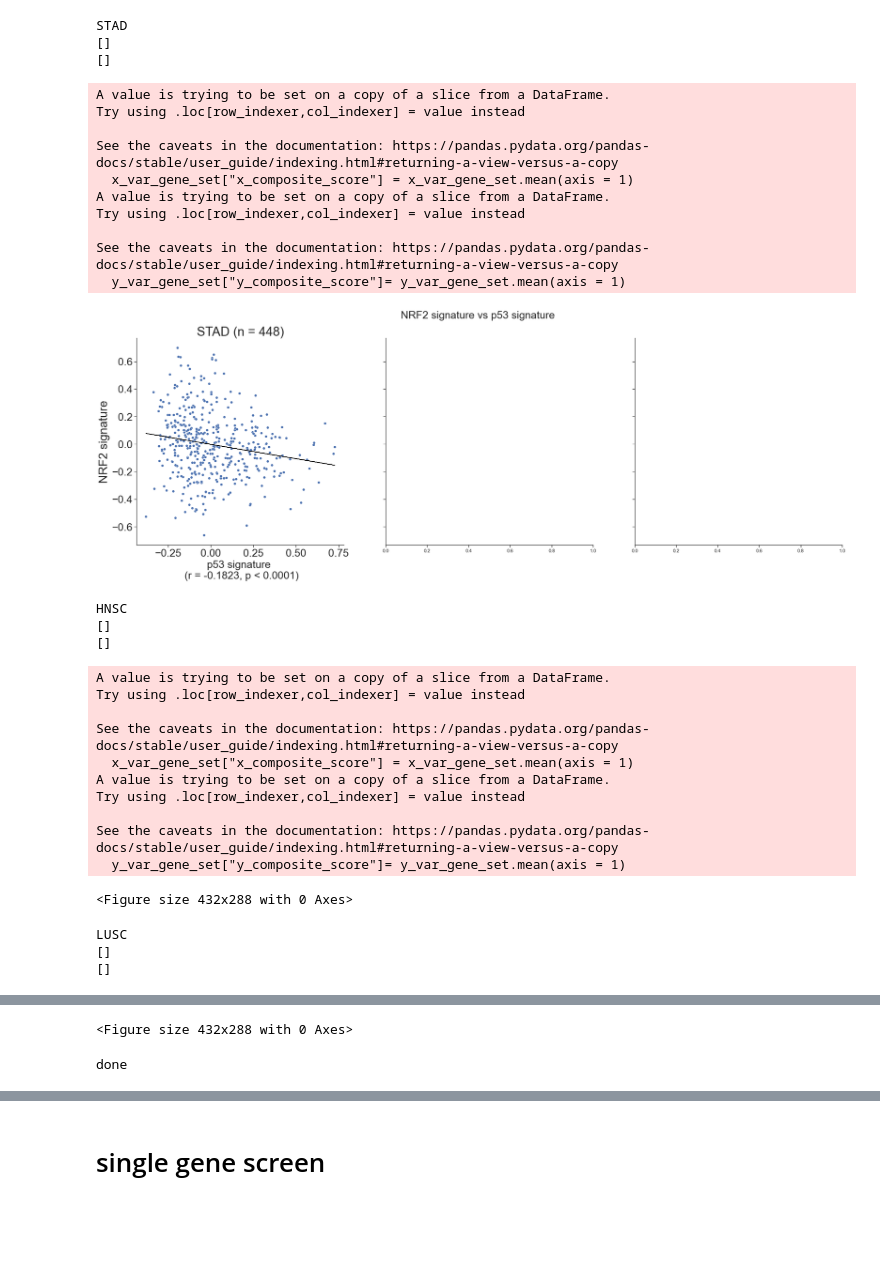
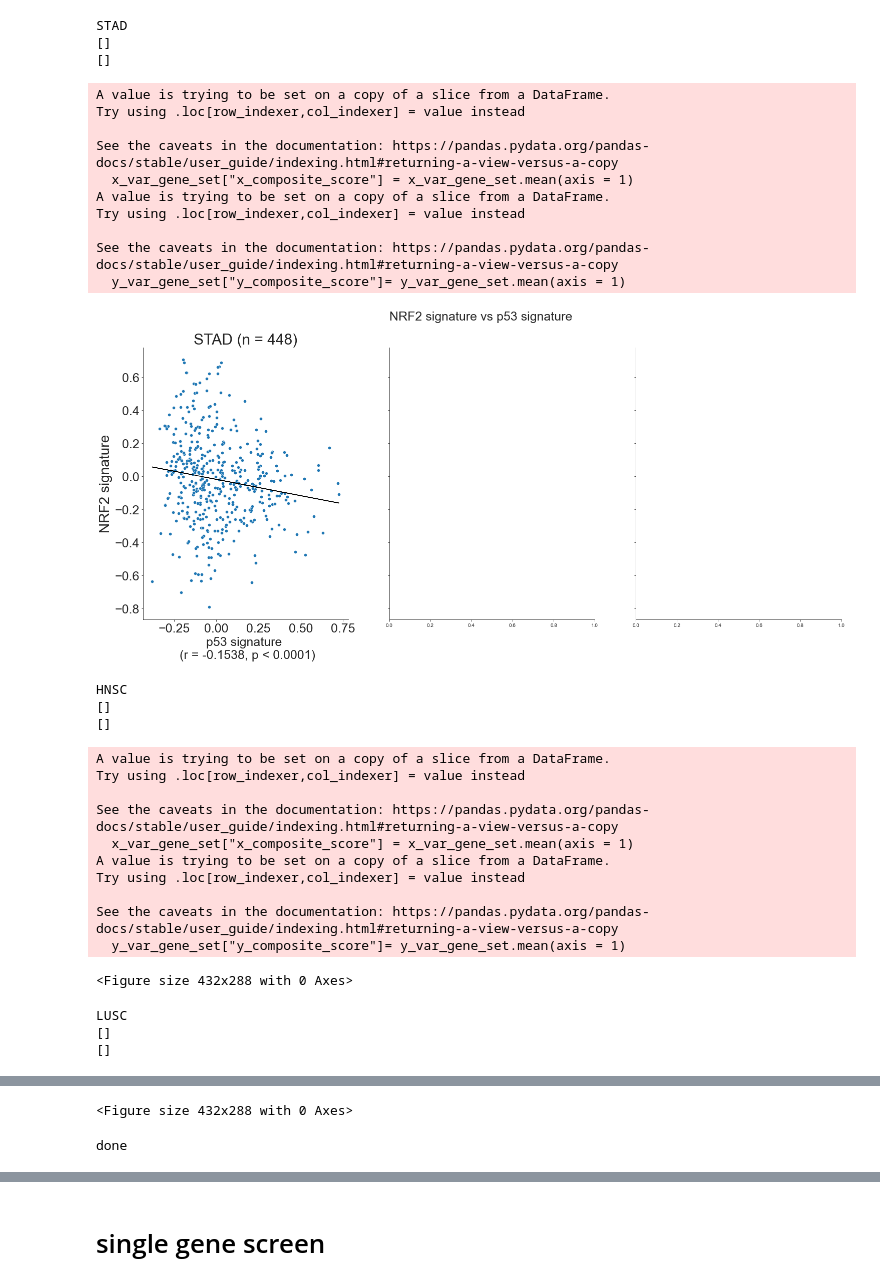
Before and after one commit to shanghongsim/NRF2-PARP1-Bioinformatics, a Jupyter notebook: regression_analysis_publication_figures.ipynb, the cells around one changed output, grey strips where cells are left out. Cells and saved outputs as stored; diff of their text form; code cells hidden in the pictures; blank space fills up the shorter version.

Commit message:
Update regression plot publication code

```diff
--- a/regression_analysis_publication_figures.ipynb
+++ b/regression_analysis_publication_figures.ipynb
@@ -275,11 +160,11 @@ gene_set = gene_set['NRF2_final'].dropna().tolist()
 
 targets = list(set(["G6PD", "RRM2B"] +  gene_set))
 
-databases = g6pd_set
+databases = aos_set
 
 # define subplot grid
-fig, axs = plt.subplots(2, 4, figsize=(40, 20), sharey=True)
-plt.subplots_adjust(hspace=0.6)
+fig, axs = plt.subplots(2, 4, figsize=(28, 14), sharey=True)
+plt.subplots_adjust(hspace=0.5)
 title = 'RRM2B vs NRF2 signature'
 fig.suptitle(title,fontsize = 25)
 
@@ -288,4 +173,5 @@ for db, ax in zip(databases, axs.ravel()):
     df = get_data(data, hccdb, db)
     data_new = process_data(df, targets, x_var_names = ["RRM2B"], y_var_names = gene_set, pheno_filtered=None, outlier_corrected = True)
     analyse(data_new, fig, db, ax, title + ' screen (publication).png', x_label = "RRM2B", y_label = "NRF2 signature")
+    axs[1][3].set_visible(False)
 print("done")
@@ -350,22 +178,22 @@ See the caveats in the documentation: https://pandas.pydata.org/pandas-docs/stab
 # %%
-# master script to screen cancers for RRM2B - p53 signature
+# # master script to screen cancers for RRM2B - p53 signature
 
-gene_set = pd.read_csv("./data/oxstress genes.csv", index_col=None, header= 0)
-gene_set = gene_set['p53 new'].dropna().tolist()
+# gene_set = pd.read_csv("./data/oxstress genes.csv", index_col=None, header= 0)
+# gene_set = gene_set['p53 new'].dropna().tolist()
 
-targets = list(set(["G6PD", "RRM2B"] +  gene_set))
+# targets = list(set(["G6PD", "RRM2B"] +  gene_set))
 
-databases = ['PANCAN'] # , , 'PANCAN'
+# databases = ['PANCAN'] # , , 'PANCAN'
 
-# define subplot grid
-fig, axs = plt.subplots(6, 8, figsize=(60, 40), sharey=True)
-plt.subplots_adjust(hspace=0.6)
-title = 'RRM2B vs p53 signature'
-fig.suptitle(title,fontsize = 25)
+# # define subplot grid
+# fig, axs = plt.subplots(6, 8, figsize=(60, 40), sharey=True)
+# plt.subplots_adjust(hspace=0.6)
+# title = 'RRM2B vs p53 signature'
+# fig.suptitle(title,fontsize = 25)
 
-for db, ax in zip(databases, axs.ravel()):
-    print(db)
-    df = get_data(data, hccdb, db)
-    data_new = process_data(df, targets, x_var_names = ["RRM2B"], y_var_names = gene_set, pheno_filtered=None, outlier_corrected = True)
-    analyse(data_new, fig, db, ax, title + ' screen (publication).png', x_label = "RRM2B", y_label = "p53 signature")
-print("done")
+# for db, ax in zip(databases, axs.ravel()):
+#     print(db)
+#     df = get_data(data, hccdb, db)
+#     data_new = process_data(df, targets, x_var_names = ["RRM2B"], y_var_names = gene_set, pheno_filtered=None, outlier_corrected = True)
+#     analyse(data_new, fig, db, ax, title + ' screen (publication).png', x_label = "RRM2B", y_label = "p53 signature")
+# print("done")
@@ -390,39 +202,39 @@ done
 
 gene_set = pd.read_csv("./data/oxstress genes.csv", index_col=None, header= 0)
 x_set = gene_set['p53 new'].dropna().tolist()
-y_set = gene_set['NRF2 v3'].dropna().tolist()
+y_set = gene_set['NRF2_final'].dropna().tolist()
 
 targets = list(set(["G6PD", "RRM2B"] +  x_set + y_set))
 
 databases = p53_set
 
 # define subplot grid
-fig, axs = plt.subplots(1, 3, figsize=(30, 9), sharey=True)
+fig, axs = plt.subplots(1, 3, figsize=(25, 10), sharey=True)
 plt.subplots_adjust(hspace=0.6)
 title = 'NRF2 signature vs p53 signature'
 fig.suptitle(title,fontsize = 25)
 
 for db, ax in zip(databases, axs.ravel()):
     print(db)
     df = get_data(data, hccdb, db)
     data_new = process_data(df, targets, x_var_names = x_set, y_var_names = y_set, pheno_filtered=None, outlier_corrected = True)
     analyse(data_new, fig, db, ax, title + ' screen (publication).png', x_label = "p53 signature", y_label = "NRF2 signature")
 print("done")
 # %% [output]
 STAD
 []
 []
 A value is trying to be set on a copy of a slice from a DataFrame.
 Try using .loc[row_indexer,col_indexer] = value instead
 
 See the caveats in the documentation: https://pandas.pydata.org/pandas-docs/stable/user_guide/indexing.html#returning-a-view-versus-a-copy
   x_var_gene_set["x_composite_score"] = x_var_gene_set.mean(axis = 1)
 A value is trying to be set on a copy of a slice from a DataFrame.
 Try using .loc[row_indexer,col_indexer] = value instead
 
 See the caveats in the documentation: https://pandas.pydata.org/pandas-docs/stable/user_guide/indexing.html#returning-a-view-versus-a-copy
   y_var_gene_set["y_composite_score"]= y_var_gene_set.mean(axis = 1)
-[figure, old version]
+[figure, new version]
 HNSC
 []
 []
```
Also changed, not shown: parts of 15 cells of this notebook, 1 other file.
